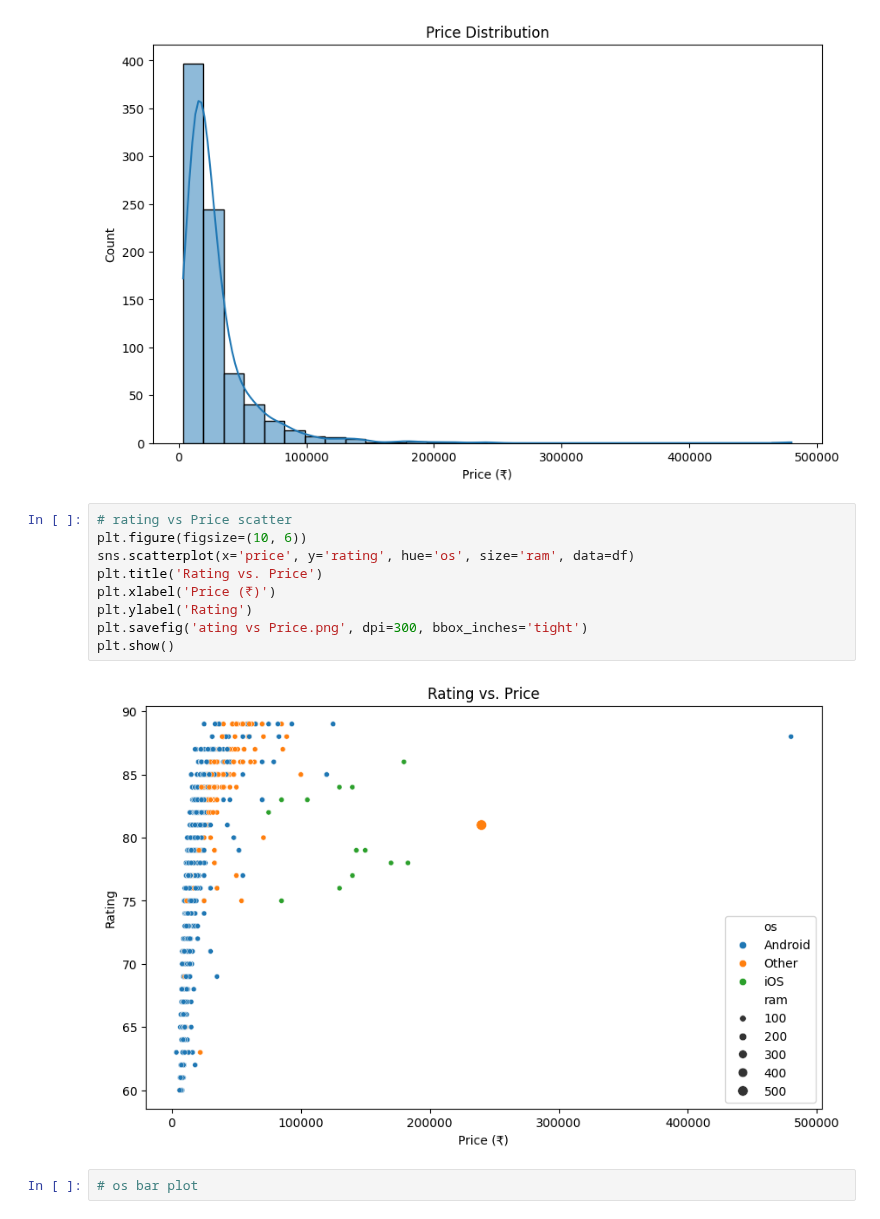
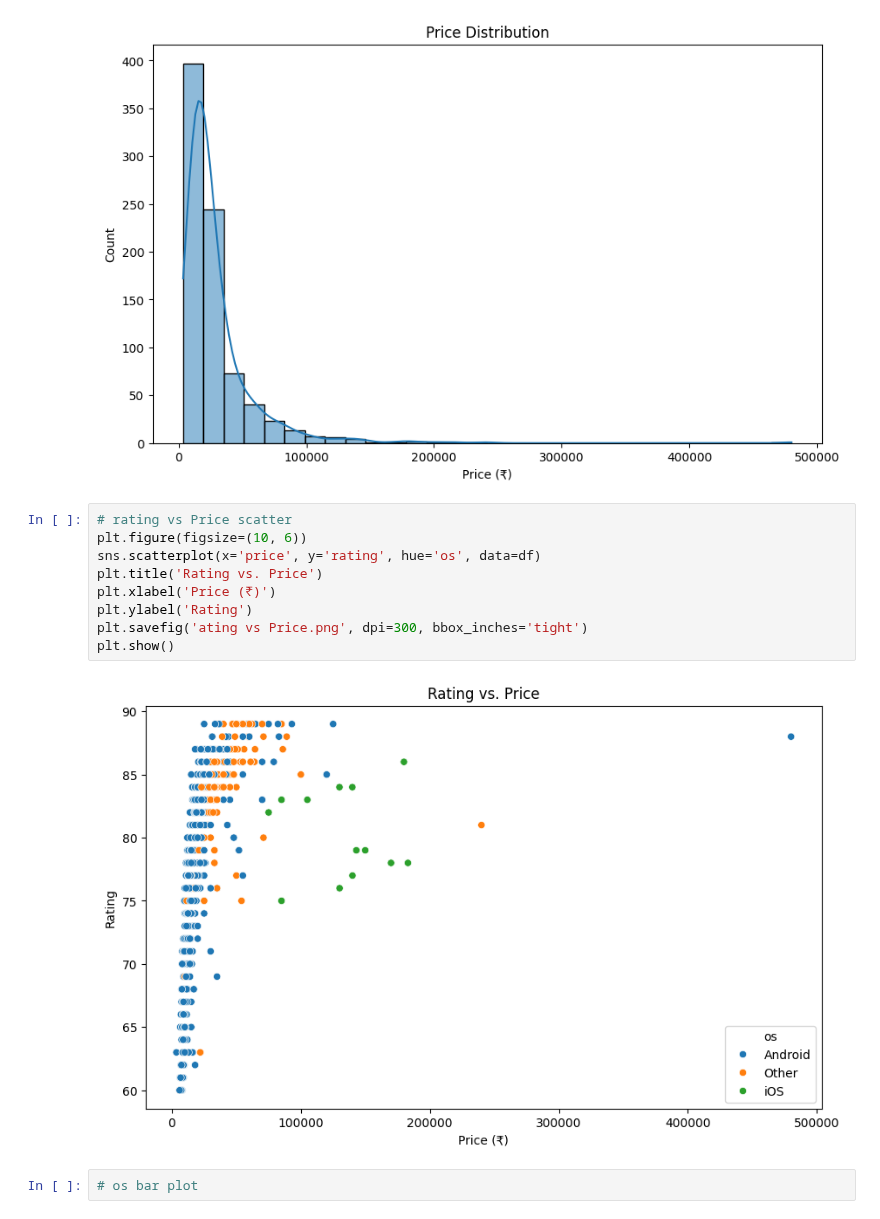
Before and after one commit to HarshChaturvedi19/smartphone-data-analysis, a Jupyter notebook: smartphone.-analysis.ipynb, the cells around one changed output. Cells and saved outputs as stored; diff of their text form.

```diff
--- a/smartphone.-analysis.ipynb
+++ b/smartphone.-analysis.ipynb
@@ -449,14 +449,14 @@ plt.show()
 # %%
 # rating vs Price scatter
 plt.figure(figsize=(10, 6))
-sns.scatterplot(x='price', y='rating', hue='os', size='ram', data=df)
+sns.scatterplot(x='price', y='rating', hue='os', data=df)
 plt.title('Rating vs. Price')
 plt.xlabel('Price (₹)')
 plt.ylabel('Rating')
 plt.savefig('ating vs Price.png', dpi=300, bbox_inches='tight')
 plt.show()
 # %% [output]
-[figure, old version]
+[figure, new version]
 # %%
 # os bar plot
 # %%
```
Also changed, not shown: 1 other file.
